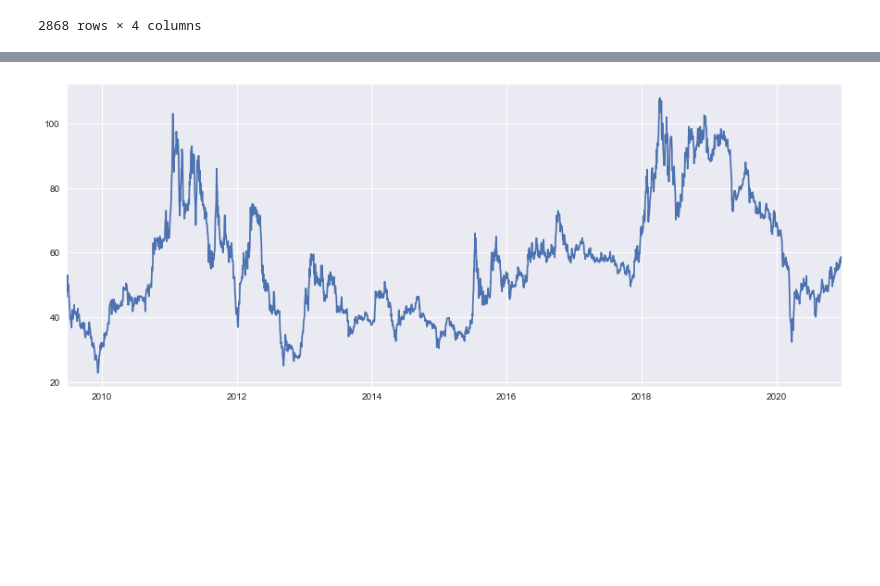
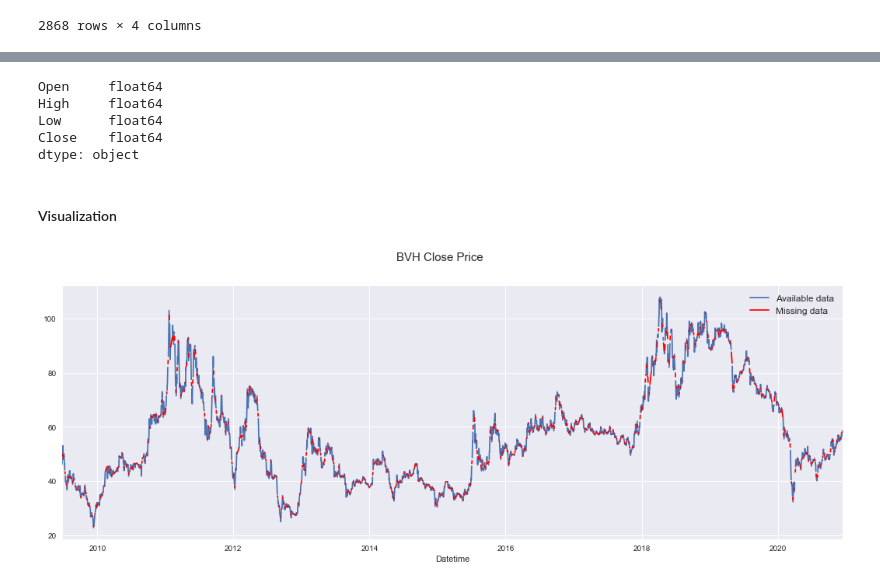
Before and after one commit to cripplinmuffin/khdlud_dack, a Jupyter notebook: visualize.ipynb, the cells around one changed output, grey strips where cells are left out. Drawn from its saved outputs; the diff is of its cells as text; code cells hidden in the pictures; blank space fills up the shorter version.

```diff
--- a/visualize.ipynb
+++ b/visualize.ipynb
@@ -84,5 +66,31 @@ plt.show()
-# %%
-BVH_filled['Close'].plot(figsize = (15, 6))
-plt.show()
-# %% [output]
-[figure, removed]
+# %%
+BVH.dtypes
+# %% [output]
+Open     float64
+High     float64
+Low      float64
+Close    float64
+dtype: object
+# %% [markdown]
+#### Visualization
+# %%
+from datetime import date, timedelta
+available = BVH.index
+date_set = set(available[0] + timedelta(x) for x in range((available[-1] - available[0]).days))
+missing = sorted(date_set - set(available))
+# %%
+available_df = BVH.reindex(date_set).sort_index()
+missing_df = BVH_filled.loc[missing].reindex(date_set).sort_index()
+# %%
+fig, axes = plt.subplots(figsize=(18, 6))
+
+ax1 = available_df['Close'].plot(label='Available data')
+ax1.legend(fontsize=12)
+
+ax2 = missing_df['Close'].plot(color='red', label='Missing data')
+ax2.legend(fontsize=12)
+
+fig.suptitle('BVH Close Price', fontsize=15)
+plt.show()
+# %% [output]
+[figure, added]
```
Also changed, not shown: parts of 5 cells of this notebook, 7 other files.
